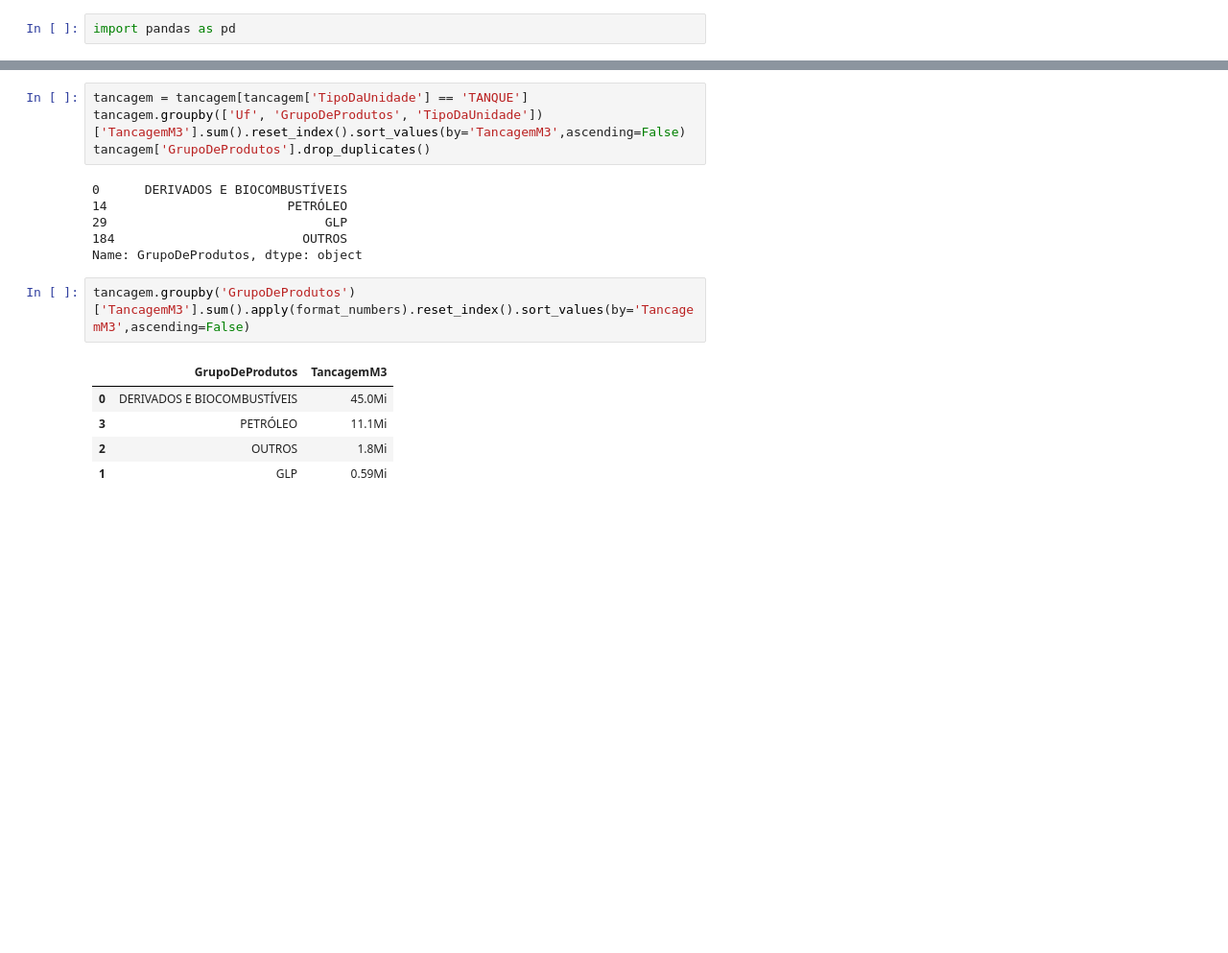
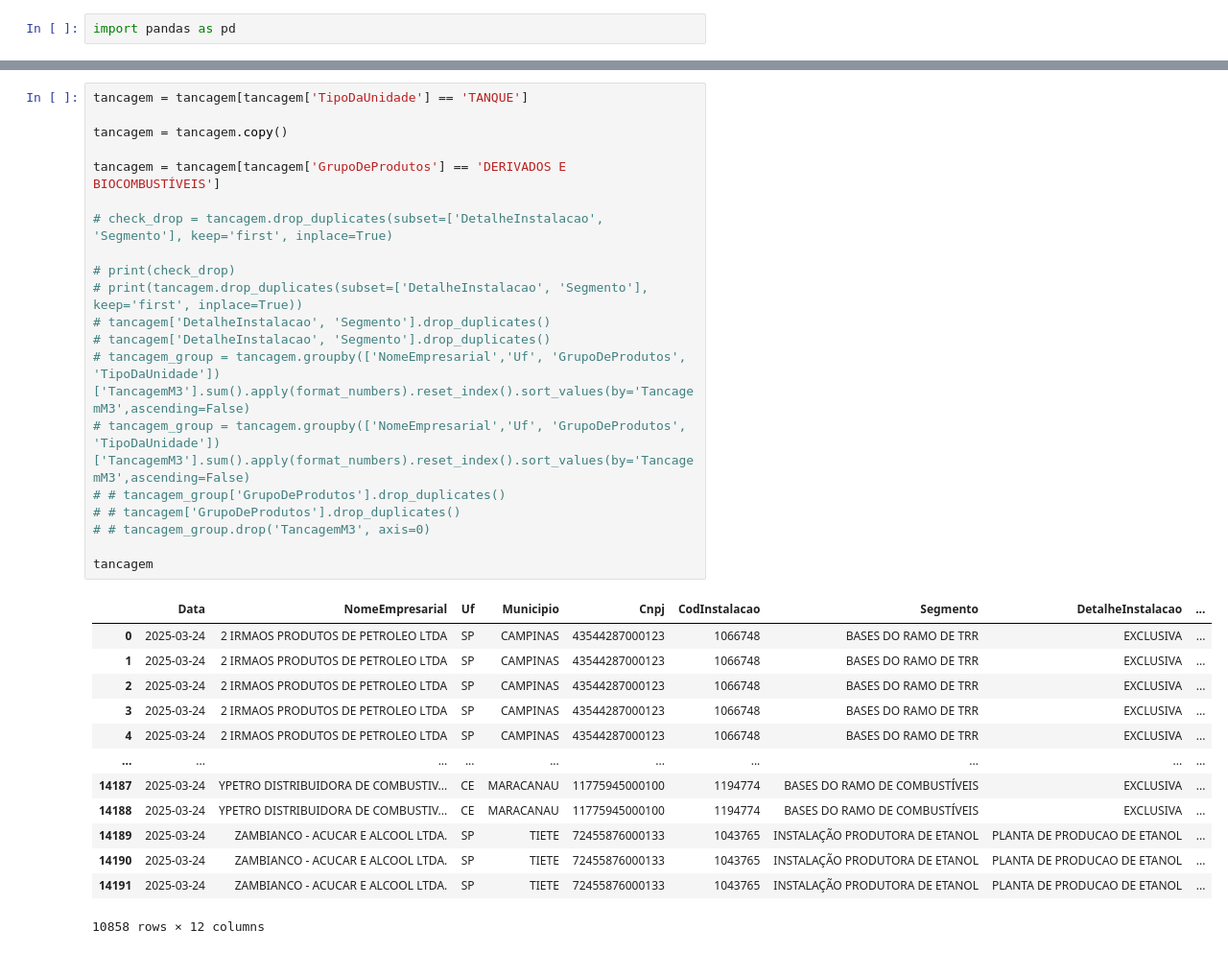
Before and after one commit to mozartmariz/S-D, a Jupyter notebook: tancagem.ipynb, the cells around one changed output, grey strips where cells are left out. Shown: that part at 96% size. Saved outputs shown, nothing was run; the diff lists cells and outputs as text; blank space fills up the shorter version.

```diff
--- a/tancagem.ipynb
+++ b/tancagem.ipynb
@@ -20,18 +39,34 @@ tancagem.head(3)
 # %%
 tancagem = tancagem[tancagem['TipoDaUnidade'] == 'TANQUE']
-tancagem.groupby(['Uf', 'GrupoDeProdutos', 'TipoDaUnidade'])['TancagemM3'].sum().reset_index().sort_values(by='TancagemM3',ascending=False)
-tancagem['GrupoDeProdutos'].drop_duplicates()
+
+tancagem = tancagem.copy()
+
+tancagem = tancagem[tancagem['GrupoDeProdutos'] == 'DERIVADOS E BIOCOMBUSTÍVEIS']
+
+# check_drop = tancagem.drop_duplicates(subset=['DetalheInstalacao', 'Segmento'], keep='first', inplace=True)
+
+# print(check_drop)
+# print(tancagem.drop_duplicates(subset=['DetalheInstalacao', 'Segmento'], keep='first', inplace=True))
+# tancagem['DetalheInstalacao', 'Segmento'].drop_duplicates()
+# tancagem['DetalheInstalacao', 'Segmento'].drop_duplicates()
+# tancagem_group = tancagem.groupby(['NomeEmpresarial','Uf', 'GrupoDeProdutos', 'TipoDaUnidade'])['TancagemM3'].sum().apply(format_numbers).reset_index().sort_values(by='TancagemM3',ascending=False)
+# tancagem_group = tancagem.groupby(['NomeEmpresarial','Uf', 'GrupoDeProdutos', 'TipoDaUnidade'])['TancagemM3'].sum().apply(format_numbers).reset_index().sort_values(by='TancagemM3',ascending=False)
+# # tancagem_group['GrupoDeProdutos'].drop_duplicates()
+# # tancagem['GrupoDeProdutos'].drop_duplicates()
+# # tancagem_group.drop('TancagemM3', axis=0)
+
+tancagem
 # %% [output]
+|  | Data | NomeEmpresarial | Uf | Municipio | Cnpj | CodInstalacao | Segmento | DetalheInstalacao | ... |
+| 0 | 2025-03-24 | 2 IRMAOS PRODUTOS DE PETROLEO LTDA | SP | CAMPINAS | 43544287000123 | 1066748 | BASES DO RAMO DE TRR | EXCLUSIVA | ... |
+| 1 | 2025-03-24 | 2 IRMAOS PRODUTOS DE PETROLEO LTDA | SP | CAMPINAS | 43544287000123 | 1066748 | BASES DO RAMO DE TRR | EXCLUSIVA | ... |
+| 2 | 2025-03-24 | 2 IRMAOS PRODUTOS DE PETROLEO LTDA | SP | CAMPINAS | 43544287000123 | 1066748 | BASES DO RAMO DE TRR | EXCLUSIVA | ... |
+| 3 | 2025-03-24 | 2 IRMAOS PRODUTOS DE PETROLEO LTDA | SP | CAMPINAS | 43544287000123 | 1066748 | BASES DO RAMO DE TRR | EXCLUSIVA | ... |
+| 4 | 2025-03-24 | 2 IRMAOS PRODUTOS DE PETROLEO LTDA | SP | CAMPINAS | 43544287000123 | 1066748 | BASES DO RAMO DE TRR | EXCLUSIVA | ... |
+| ... | ... | ... | ... | ... | ... | ... | ... | ... | ... |
+| 14187 | 2025-03-24 | YPETRO DISTRIBUIDORA DE COMBUSTIV... | CE | MARACANAU | 11775945000100 | 1194774 | BASES DO RAMO DE COMBUSTÍVEIS | EXCLUSIVA | ... |
+| 14188 | 2025-03-24 | YPETRO DISTRIBUIDORA DE COMBUSTIV... | CE | MARACANAU | 11775945000100 | 1194774 | BASES DO RAMO DE COMBUSTÍVEIS | EXCLUSIVA | ... |
+| 14189 | 2025-03-24 | ZAMBIANCO - ACUCAR E ALCOOL LTDA. | SP | TIETE | 72455876000133 | 1043765 | INSTALAÇÃO PRODUTORA DE ETANOL | PLANTA DE PRODUCAO DE ETANOL | ... |
+| 14190 | 2025-03-24 | ZAMBIANCO - ACUCAR E ALCOOL LTDA. | SP | TIETE | 72455876000133 | 1043765 | INSTALAÇÃO PRODUTORA DE ETANOL | PLANTA DE PRODUCAO DE ETANOL | ... |
+| 14191 | 2025-03-24 | ZAMBIANCO - ACUCAR E ALCOOL LTDA. | SP | TIETE | 72455876000133 | 1043765 | INSTALAÇÃO PRODUTORA DE ETANOL | PLANTA DE PRODUCAO DE ETANOL | ... |
-0      DERIVADOS E BIOCOMBUSTÍVEIS
-14                        PETRÓLEO
-29                             GLP
-184                         OUTROS
-Name: GrupoDeProdutos, dtype: object
+10858 rows × 12 columns
-# %%
-tancagem.groupby('GrupoDeProdutos')['TancagemM3'].sum().apply(format_numbers).reset_index().sort_values(by='TancagemM3',ascending=False)
-# %% [output]
-|  | GrupoDeProdutos | TancagemM3 |
-| 0 | DERIVADOS E BIOCOMBUSTÍVEIS | 45.0Mi |
-| 3 | PETRÓLEO | 11.1Mi |
-| 2 | OUTROS | 1.8Mi |
-| 1 | GLP | 0.59Mi |
```
Also changed, not shown: parts of 6 cells of this notebook, 4 other files.
